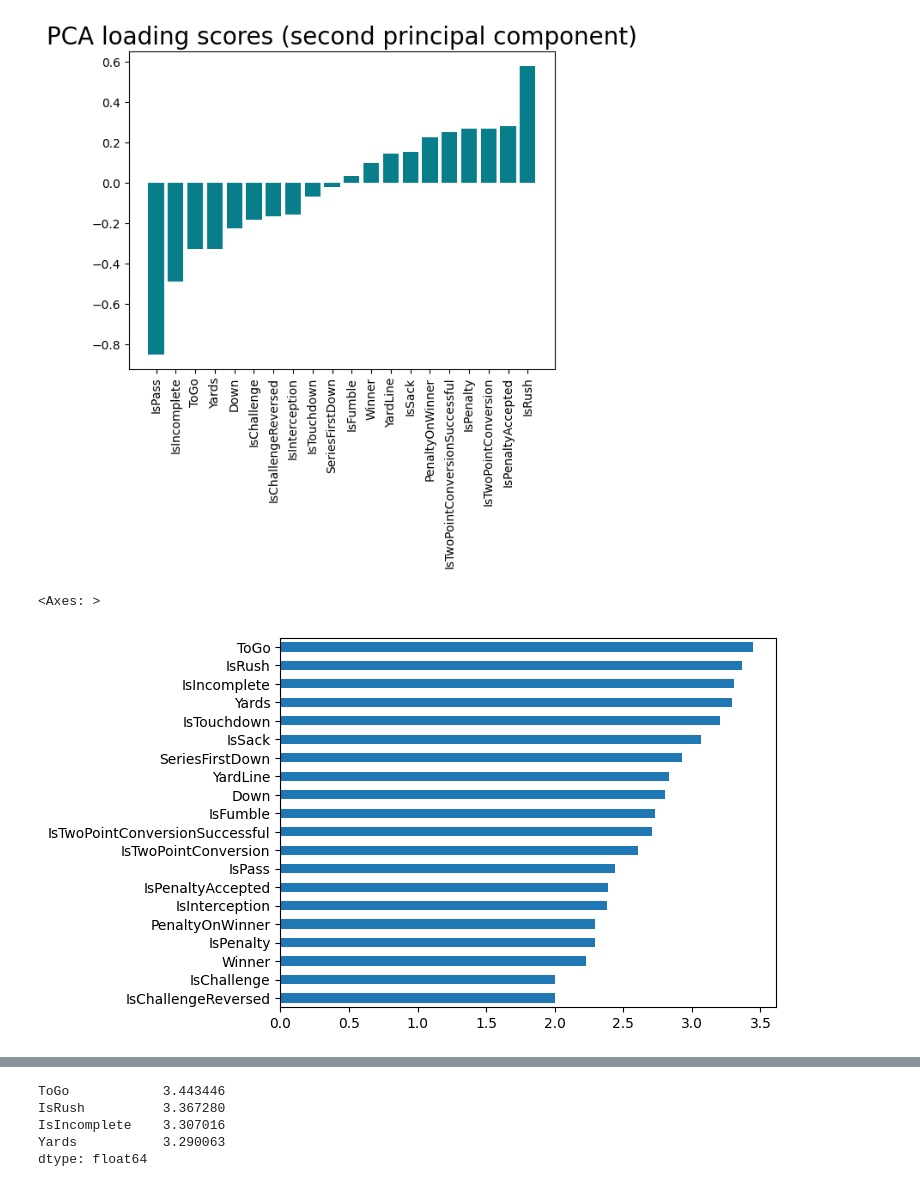
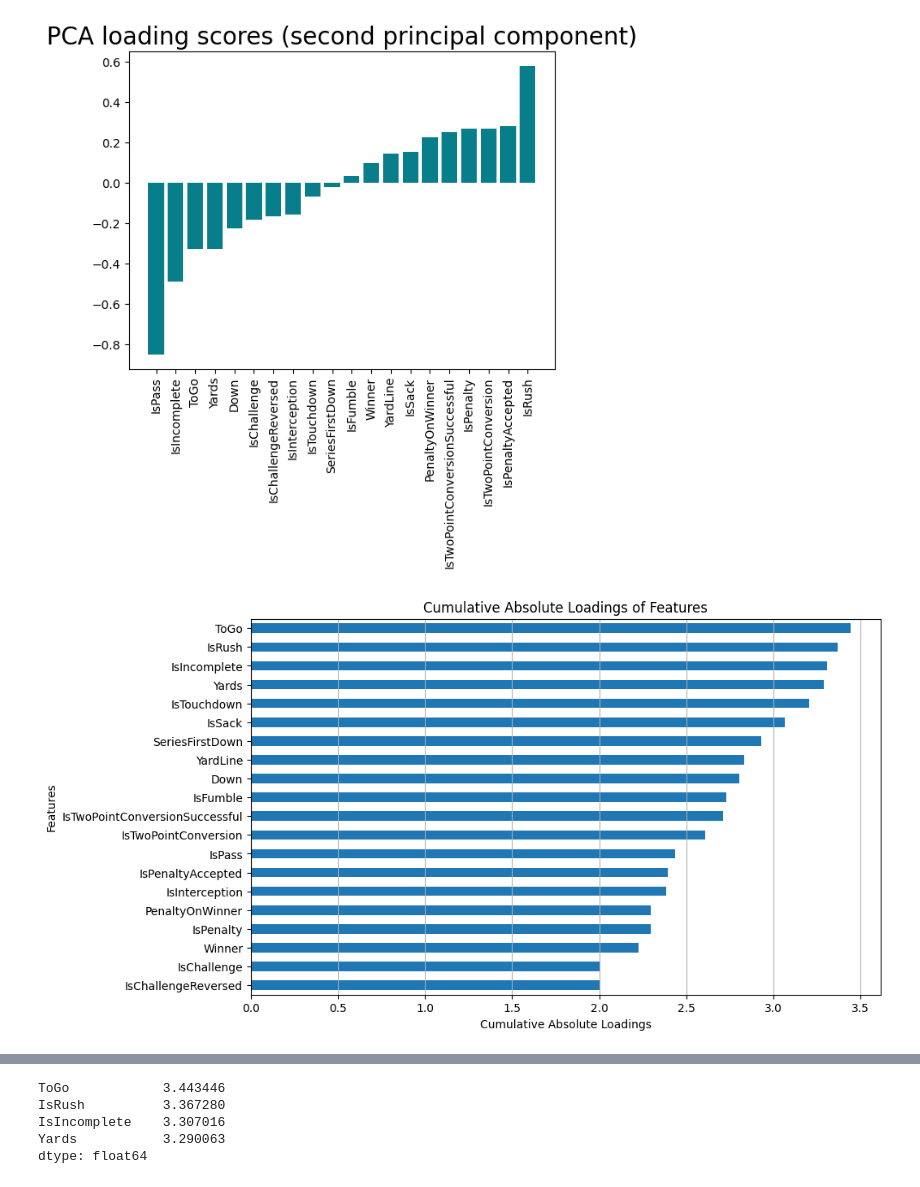
Before and after one commit to Pratik-Chaudhari-ggc/GT-Hacklytics, a Jupyter notebook: notebooks/dtc-notebook.ipynb, the cells around one changed output, grey strips where cells are left out. Cells and saved outputs as stored; diff of their text form; code cells hidden in the pictures.

Commit message:
Updated formatting on the graph for the Cumulative Absolute Loadings of Features.

```diff
--- a/notebooks/dtc-notebook.ipynb
+++ b/notebooks/dtc-notebook.ipynb
@@ -85,7 +85,7 @@ plt.show()
 # plt.show()
 # %%
 loadings = pd.DataFrame(
-    data=pca.components_.T * np.sqrt(pca.explained_variance_),
+    data=pca1.components_.T * np.sqrt(pca1.explained_variance_),
     columns=[f'PC{i}' for i in range(1, len(X_train_pca.columns) + 1)],
     index=X_train_pca.columns
 )
@@ -122,7 +122,21 @@ plt.show()
 # %%
 loading_abscumsum = loadings.apply(lambda row: sum(abs(row)), axis = 1).sort_values(ascending=True)
 # %%
-loading_abscumsum.plot.barh()
+# Generate the bar plot
+ax = loading_abscumsum.plot.barh()
+
+# Set labels and title
+ax.set_xlabel('Cumulative Absolute Loadings',)
+ax.set_ylabel('Features')
+ax.set_title('Cumulative Absolute Loadings of Features')
+
+# Add grid lines
+ax.grid(axis='x')
+
+# Adjust figure size
+plt.gcf().set_size_inches(10, 6)
+
+# Show the plot
+plt.show()
 # %% [output]
-<Axes: >
-[figure, old version]
+[figure, new version]
```
Also changed, not shown: parts of 2 cells of this notebook.
